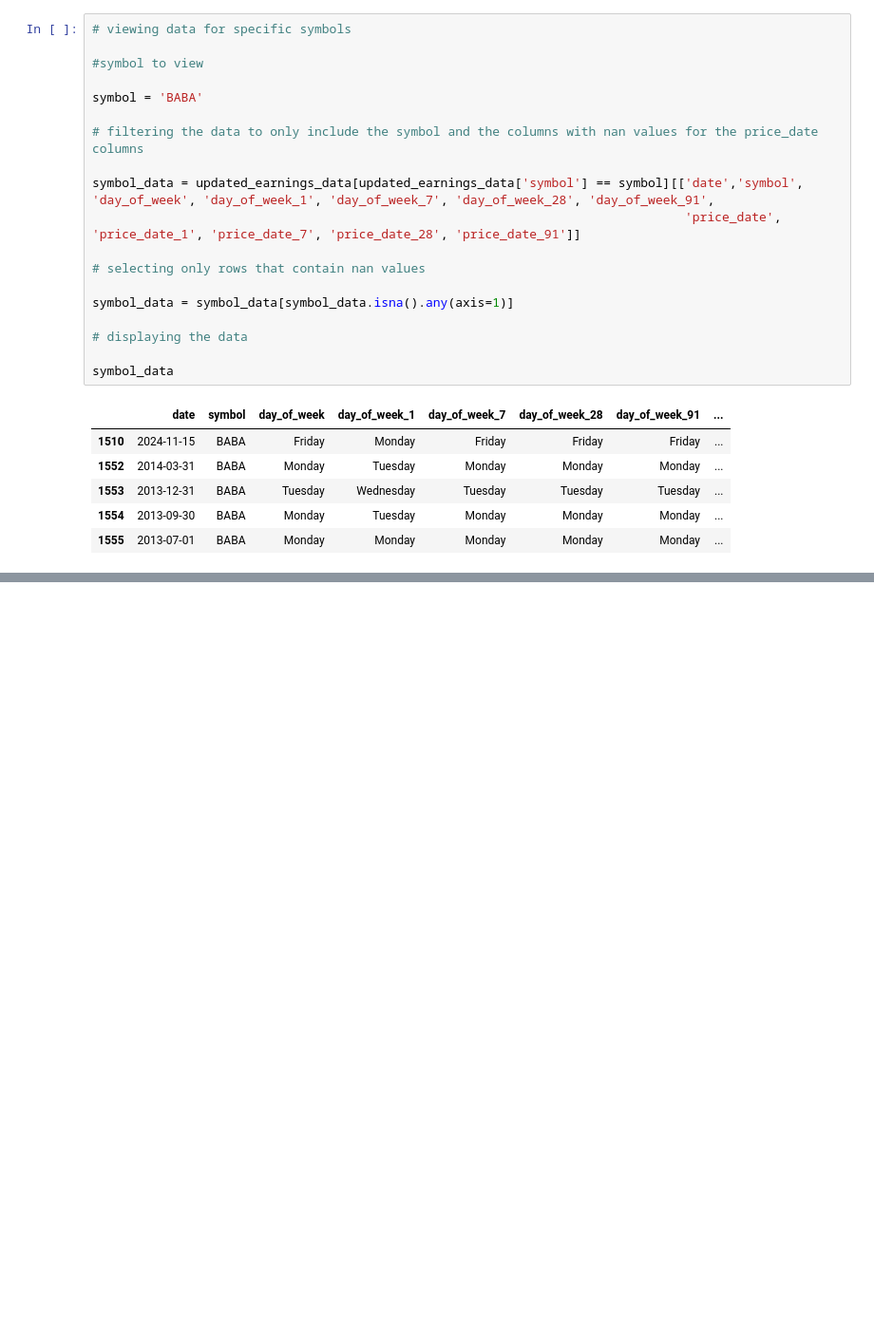
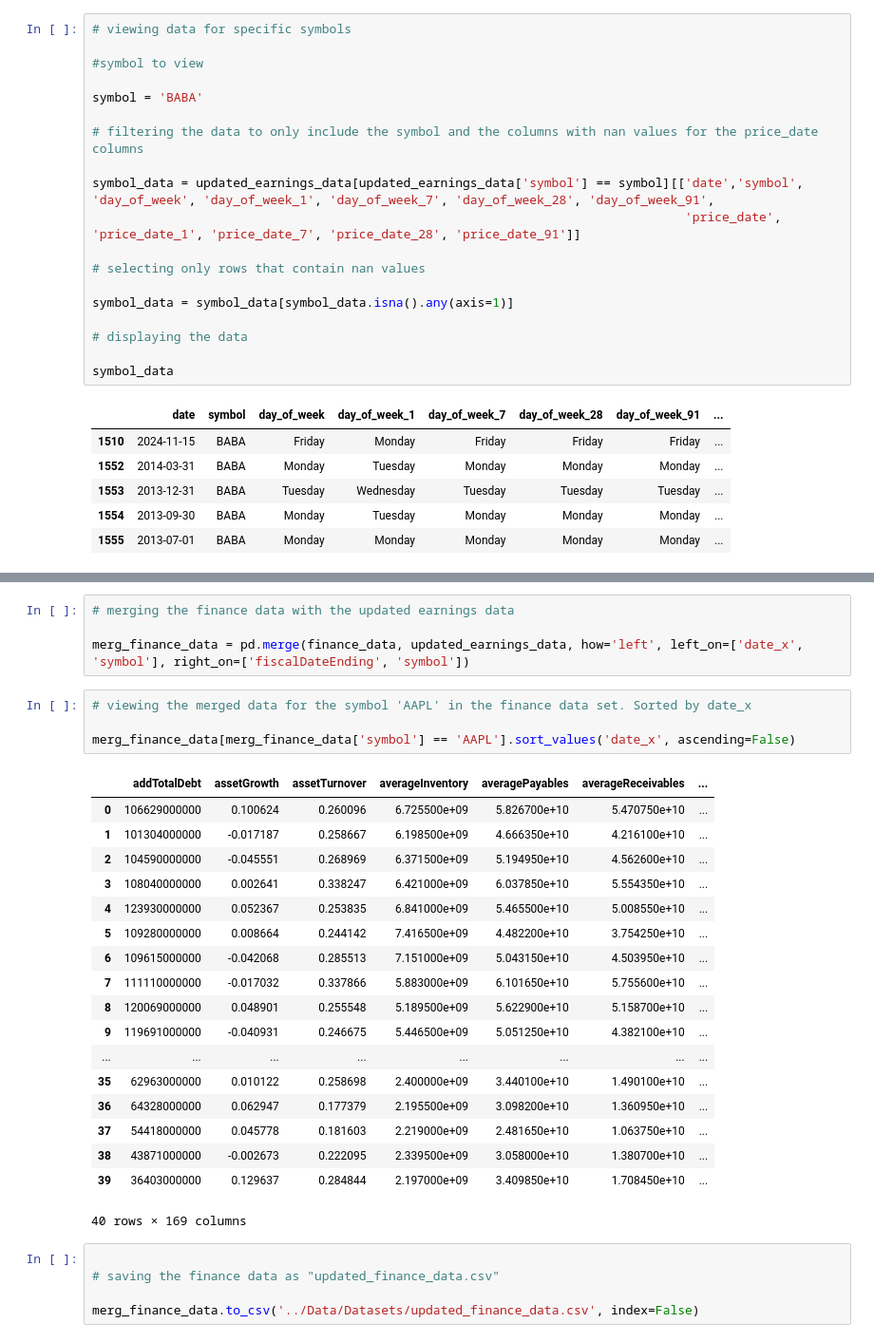
Before and after one commit to RazDwa1923/ML_Equity, a Jupyter notebook: Dataset Creation Notebooks/08 Combining Fin Data with Prices.ipynb, the cells around one changed output, grey strips where cells are left out. Shown: that part at 95% size. Saved outputs shown, nothing was run; the diff lists cells and outputs as text; blank space fills up the shorter version.

```diff
--- a/Dataset Creation Notebooks/08 Combining Fin Data with Prices.ipynb
+++ b/Dataset Creation Notebooks/08 Combining Fin Data with Prices.ipynb
@@ -428,0 +349,32 @@ finance_data.to_csv('../Data/Datasets/updated_finance_data.csv', index=False)
+# %%
+# merging the finance data with the updated earnings data
+
+merg_finance_data = pd.merge(finance_data, updated_earnings_data, how='left', left_on=['date_x', 'symbol'], right_on=['fiscalDateEnding', 'symbol'])
+# %%
+# viewing the merged data for the symbol 'AAPL' in the finance data set. Sorted by date_x
+
+merg_finance_data[merg_finance_data['symbol'] == 'AAPL'].sort_values('date_x', ascending=False)
+# %% [output]
+|  | addTotalDebt | assetGrowth | assetTurnover | averageInventory | averagePayables | averageReceivables | ... |
+| 0 | 106629000000 | 0.100624 | 0.260096 | 6.725500e+09 | 5.826700e+10 | 5.470750e+10 | ... |
+| 1 | 101304000000 | -0.017187 | 0.258667 | 6.198500e+09 | 4.666350e+10 | 4.216100e+10 | ... |
+| 2 | 104590000000 | -0.045551 | 0.268969 | 6.371500e+09 | 5.194950e+10 | 4.562600e+10 | ... |
+| 3 | 108040000000 | 0.002641 | 0.338247 | 6.421000e+09 | 6.037850e+10 | 5.554350e+10 | ... |
+| 4 | 123930000000 | 0.052367 | 0.253835 | 6.841000e+09 | 5.465500e+10 | 5.008550e+10 | ... |
+| 5 | 109280000000 | 0.008664 | 0.244142 | 7.416500e+09 | 4.482200e+10 | 3.754250e+10 | ... |
+| 6 | 109615000000 | -0.042068 | 0.285513 | 7.151000e+09 | 5.043150e+10 | 4.503950e+10 | ... |
+| 7 | 111110000000 | -0.017032 | 0.337866 | 5.883000e+09 | 6.101650e+10 | 5.755600e+10 | ... |
+| 8 | 120069000000 | 0.048901 | 0.255548 | 5.189500e+09 | 5.622900e+10 | 5.158700e+10 | ... |
+| 9 | 119691000000 | -0.040931 | 0.246675 | 5.446500e+09 | 5.051250e+10 | 4.382100e+10 | ... |
+| ... | ... | ... | ... | ... | ... | ... | ... |
+| 35 | 62963000000 | 0.010122 | 0.258698 | 2.400000e+09 | 3.440100e+10 | 1.490100e+10 | ... |
+| 36 | 64328000000 | 0.062947 | 0.177379 | 2.195500e+09 | 3.098200e+10 | 1.360950e+10 | ... |
+| 37 | 54418000000 | 0.045778 | 0.181603 | 2.219000e+09 | 2.481650e+10 | 1.063750e+10 | ... |
+| 38 | 43871000000 | -0.002673 | 0.222095 | 2.339500e+09 | 3.058000e+10 | 1.380700e+10 | ... |
+| 39 | 36403000000 | 0.129637 | 0.284844 | 2.197000e+09 | 3.409850e+10 | 1.708450e+10 | ... |
+40 rows × 169 columns
+# %%
+
+# saving the finance data as "updated_finance_data.csv"
+
+merg_finance_data.to_csv('../Data/Datasets/updated_finance_data.csv', index=False)
```
Also changed, not shown: parts of 17 cells of this notebook, 4 other files.
